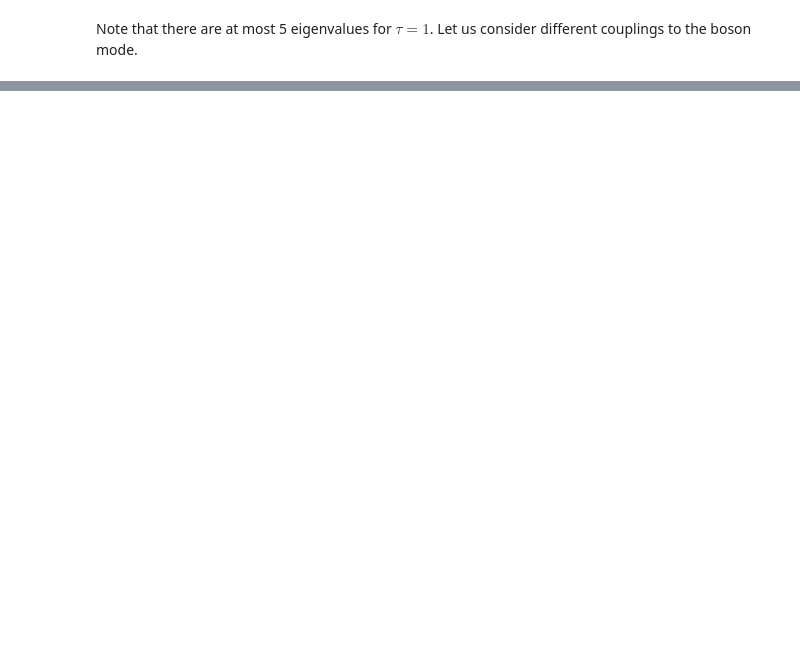
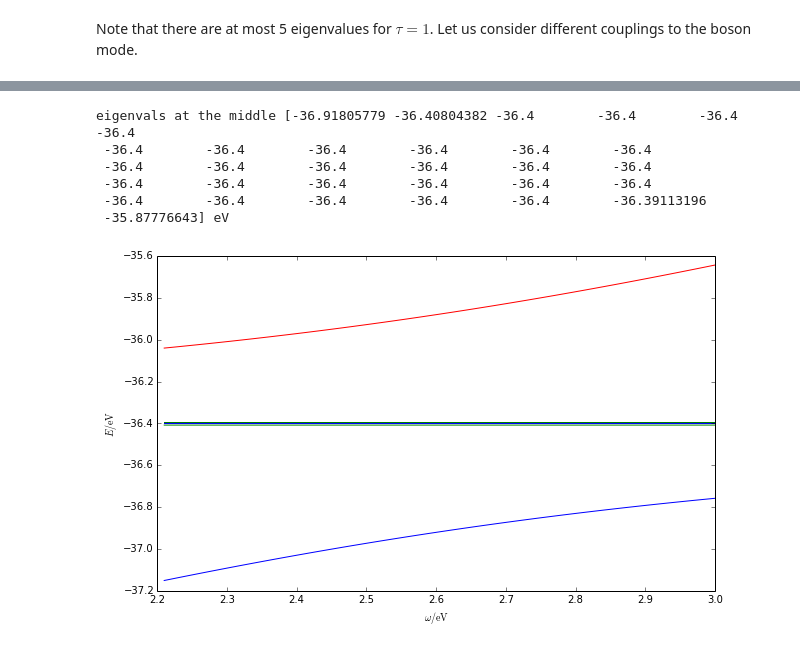
Before and after one commit to texnokrates/dicke, a Jupyter notebook: ipynotebooks/dicke.ipynb, the cells around one changed output, grey strips where cells are left out. Saved outputs shown, nothing was run; the diff lists cells and outputs as text; code cells hidden in the pictures; blank space fills up the shorter version.

```diff
--- a/ipynotebooks/dicke.ipynb
+++ b/ipynotebooks/dicke.ipynb
@@ -312,0 +331,11 @@ Note that there are at most 5 eigenvalues for $\tau=1$. Let us consider differen
+# %%
+randomBox_tryparams(K=30,x=10*nm, y=10*nm, z=1*nm, tau=1,
+                    Vs=list((0.1*eV)*numpy.random.randn(30)), mu=2*debye)
+# %% [output]
+eigenvals at the middle [-36.91805779 -36.40804382 -36.4        -36.4        -36.4        -36.4
+ -36.4        -36.4        -36.4        -36.4        -36.4        -36.4
+ -36.4        -36.4        -36.4        -36.4        -36.4        -36.4
+ -36.4        -36.4        -36.4        -36.4        -36.4        -36.4
+ -36.4        -36.4        -36.4        -36.4        -36.4        -36.39113196
+ -35.87776643] eV
+[figure, added]
```
Also changed, not shown: parts of 23 cells of this notebook, 1 other file.
